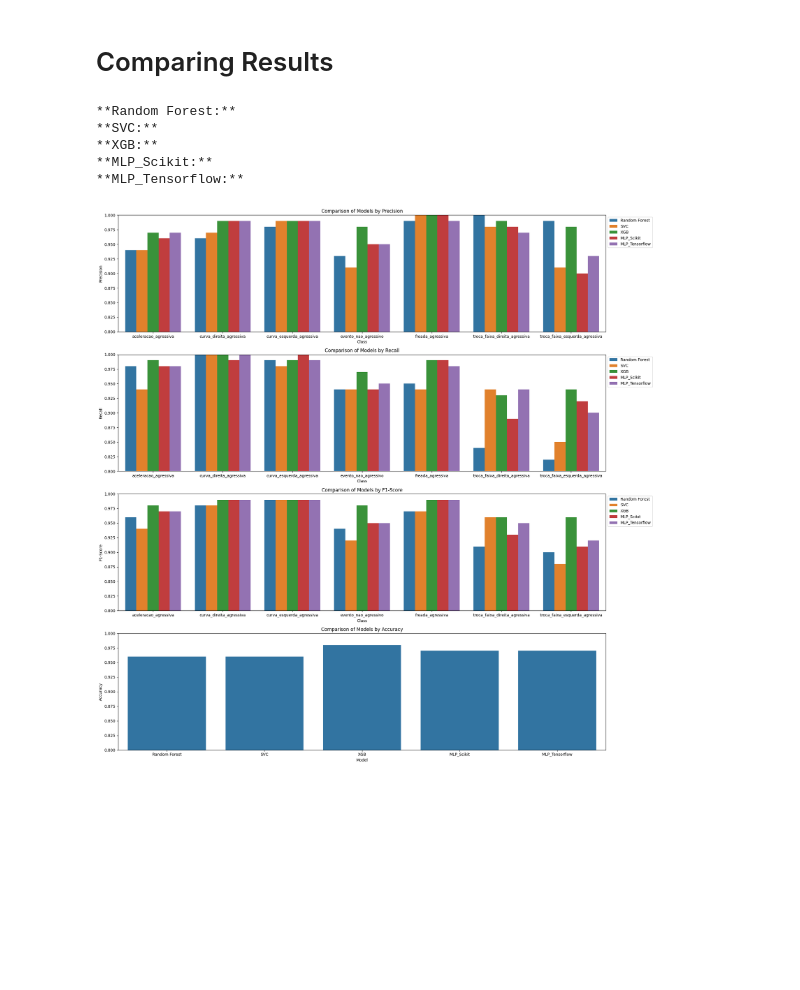
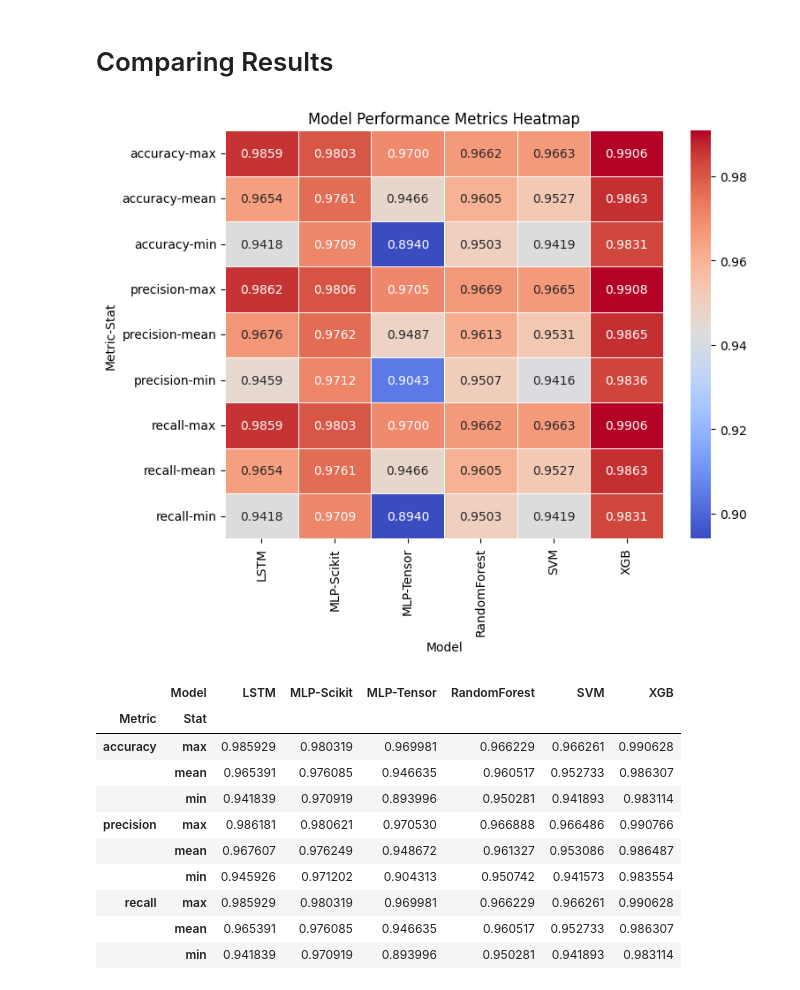
Before and after one commit to RenanFlorencio/DBdatasets, a Jupyter notebook: dbdataset/dbdataset.ipynb, the cells around one changed output. Cells and saved outputs as stored; diff of their text form; code cells hidden in the pictures; blank space fills up the shorter version.

Commit message:
kfolds for every model

```diff
--- a/dbdataset/dbdataset.ipynb
+++ b/dbdataset/dbdataset.ipynb
@@ -595,7 +702,7 @@ troca_faixa_esquerda_agressiva       0.96      0.93      0.95        84
 # %% [markdown]
 # LSTM TensorFlow
 # %%
-def create_model_lstm(opmitizer='adam', loss='sparse_categorical_crossentropy', metrics=['accuracy']):
+def create_model_lstm(optimizer='adam', loss='sparse_categorical_crossentropy', metrics=['accuracy']):
 
     model =  Sequential([
 
@@ -619,7 +726,7 @@ def create_model_lstm(opmitizer='adam', loss='sparse_categorical_crossentropy',
         Dense(len(np.unique(y_train)), activation='softmax')
     ])
 
-    model.compile(optimizer=opmitizer, loss=loss, metrics=metrics)
+    model.compile(optimizer=optimizer, loss=loss, metrics=metrics)
     return model
 # %% [markdown]
 Since the LSTM needs the matrix of features for every timestep, it is necessary to recreate the sliding window ignoring the extra features and avoing the flattening of the window
@@ -729,0 +740,2 @@ Average accuracy: 0.9897773146629334
+# %%
+report_lstm, y_pred_lstm, y_val_lstm = kfold_cross_validation_TF(create_model_lstm, X_lstm, y_lstm, params, epochs=50, batch_size=128, n_splits=10)
@@ -729,0 +760,3 @@ Average accuracy: 0.9897773146629334
+# %%
+reports['LSTM'] = report_lstm
+pprint(report_lstm)
@@ -812,9 +775,45 @@ def compare_reports(reports):
+# %%
+def compare_models(models_metrics):
+    # Convert to DataFrame
+    data = []
+    for model, metrics in models_metrics.items():
+        for metric, values in metrics.items():
+            for stat, value in values.items():
+                data.append([model, metric, stat, value])
+
+    df = pd.DataFrame(data, columns=["Model", "Metric", "Stat", "Value"])
+
+    # Pivot to create matrix format
+    matrix_df = df.pivot(index=["Metric", "Stat"], columns="Model", values="Value")
+
+    # Function to highlight the maximum value in each row
+    def highlight_max(s):
+        is_max = s == s.max()
+        return ['font-weight: bold' if v else '' for v in is_max]
+
+    # Apply the highlight function
+    styled_matrix_df = matrix_df.style.apply(highlight_max, axis=1)
+
+    # Display as a heatmap
+    plt.figure(figsize=(8, 6))
+    sns.heatmap(matrix_df, annot=True, cmap="coolwarm", fmt=".4f", linewidths=0.5)
+    plt.title("Model Performance Metrics Heatmap")
+    plt.show()
+
+    # Print table format with highlighted max values
+    display(styled_matrix_df)
 # %%
-compare_reports(reports)
+compare_models(reports)
 # %% [output]
-**Random Forest:**
-**SVC:**
-**XGB:**
-**MLP_Scikit:**
-**MLP_Tensorflow:**
-[figure, old version]
+[figure, new version]
+|  | Model | LSTM | MLP-Scikit | MLP-Tensor | RandomForest | SVM | XGB |
+| Metric | Stat |  |  |  |  |  |  |
+| accuracy | max | 0.985929 | 0.980319 | 0.969981 | 0.966229 | 0.966261 | 0.990628 |
+|  | mean | 0.965391 | 0.976085 | 0.946635 | 0.960517 | 0.952733 | 0.986307 |
+|  | min | 0.941839 | 0.970919 | 0.893996 | 0.950281 | 0.941893 | 0.983114 |
+| precision | max | 0.986181 | 0.980621 | 0.970530 | 0.966888 | 0.966486 | 0.990766 |
+|  | mean | 0.967607 | 0.976249 | 0.948672 | 0.961327 | 0.953086 | 0.986487 |
+|  | min | 0.945926 | 0.971202 | 0.904313 | 0.950742 | 0.941573 | 0.983554 |
+| recall | max | 0.985929 | 0.980319 | 0.969981 | 0.966229 | 0.966261 | 0.990628 |
+|  | mean | 0.965391 | 0.976085 | 0.946635 | 0.960517 | 0.952733 | 0.986307 |
+|  | min | 0.941839 | 0.970919 | 0.893996 | 0.950281 | 0.941893 | 0.983114 |
```
Also changed, not shown: parts of 61 cells of this notebook.
